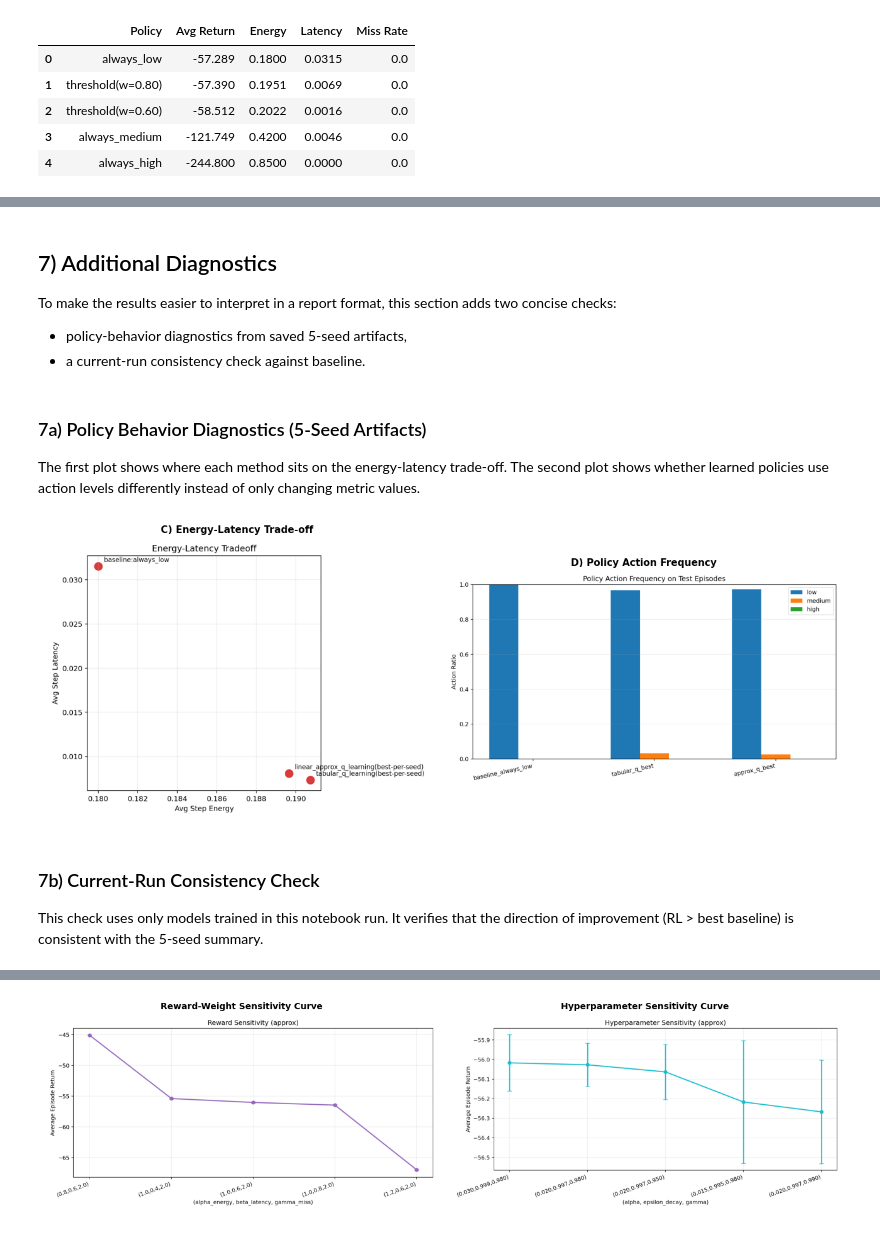
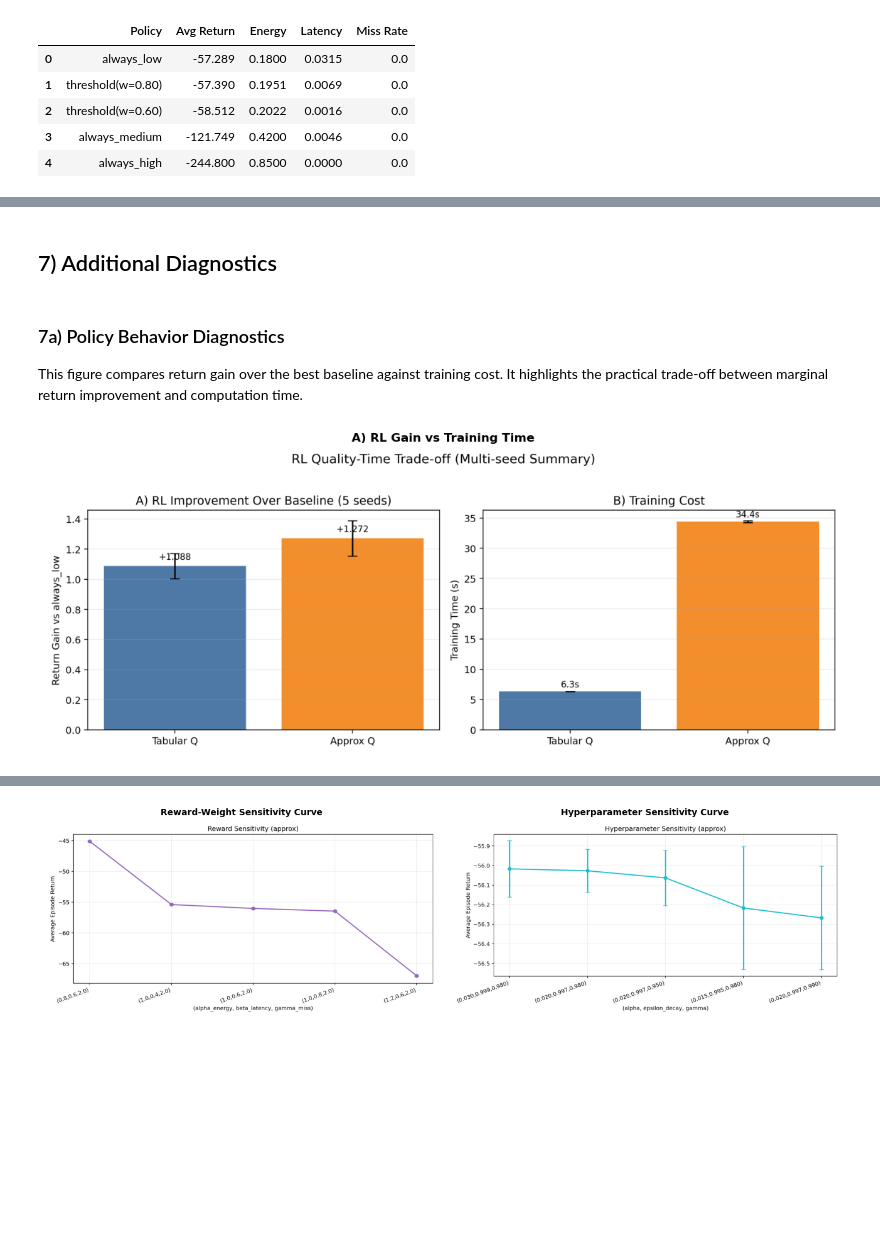
Before and after one commit to z1L0Ng/EE473, a Jupyter notebook: notebooks/final_project.ipynb, the cells around one changed output, grey strips where cells are left out. Cells and saved outputs as stored; diff of their text form; code cells hidden in the pictures; blank space fills up the shorter version.

```diff
--- a/notebooks/final_project.ipynb
+++ b/notebooks/final_project.ipynb
@@ -291,28 +281,16 @@ plt.show()
 # %% [markdown]
 ## 7) Additional Diagnostics
-
-To make the results easier to interpret in a report format, this section adds two concise checks:
-- policy-behavior diagnostics from saved 5-seed artifacts,
-- a current-run consistency check against baseline.
 # %% [markdown]
-### 7a) Policy Behavior Diagnostics (5-Seed Artifacts)
+### 7a) Policy Behavior Diagnostics
 
-The first plot shows where each method sits on the energy-latency trade-off.
-The second plot shows whether learned policies use action levels differently instead of only changing metric values.
+This figure compares return gain over the best baseline against training cost.
+It highlights the practical trade-off between marginal return improvement and computation time.
 # %%
-fig, axes = plt.subplots(1, 2, figsize=(13, 4.8))
-for ax, fname, title in [
-    (axes[0], 'energy_latency_tradeoff.png', 'C) Energy-Latency Trade-off'),
-    (axes[1], 'policy_action_frequency.png', 'D) Policy Action Frequency'),
-]:
-    ax.imshow(mpimg.imread(FIG_DIR / fname))
-    ax.axis('off')
-    ax.set_title(title, fontsize=11, fontweight='bold')
+fig, ax = plt.subplots(1, 1, figsize=(11.5, 4.8))
+ax.imshow(mpimg.imread(FIG_DIR / 'rl_gain_vs_time.png'))
+ax.axis('off')
+ax.set_title('A) RL Gain vs Training Time', fontsize=12, fontweight='bold')
 plt.tight_layout()
 plt.show()
 # %% [output]
-[figure, old version]
+[figure, new version]
-# %% [markdown]
-### 7b) Current-Run Consistency Check
-
-This check uses only models trained in this notebook run. It verifies that the direction of improvement (RL > best baseline) is consistent with the 5-seed summary.
```
Also changed, not shown: parts of 23 cells of this notebook, 3 other files.
